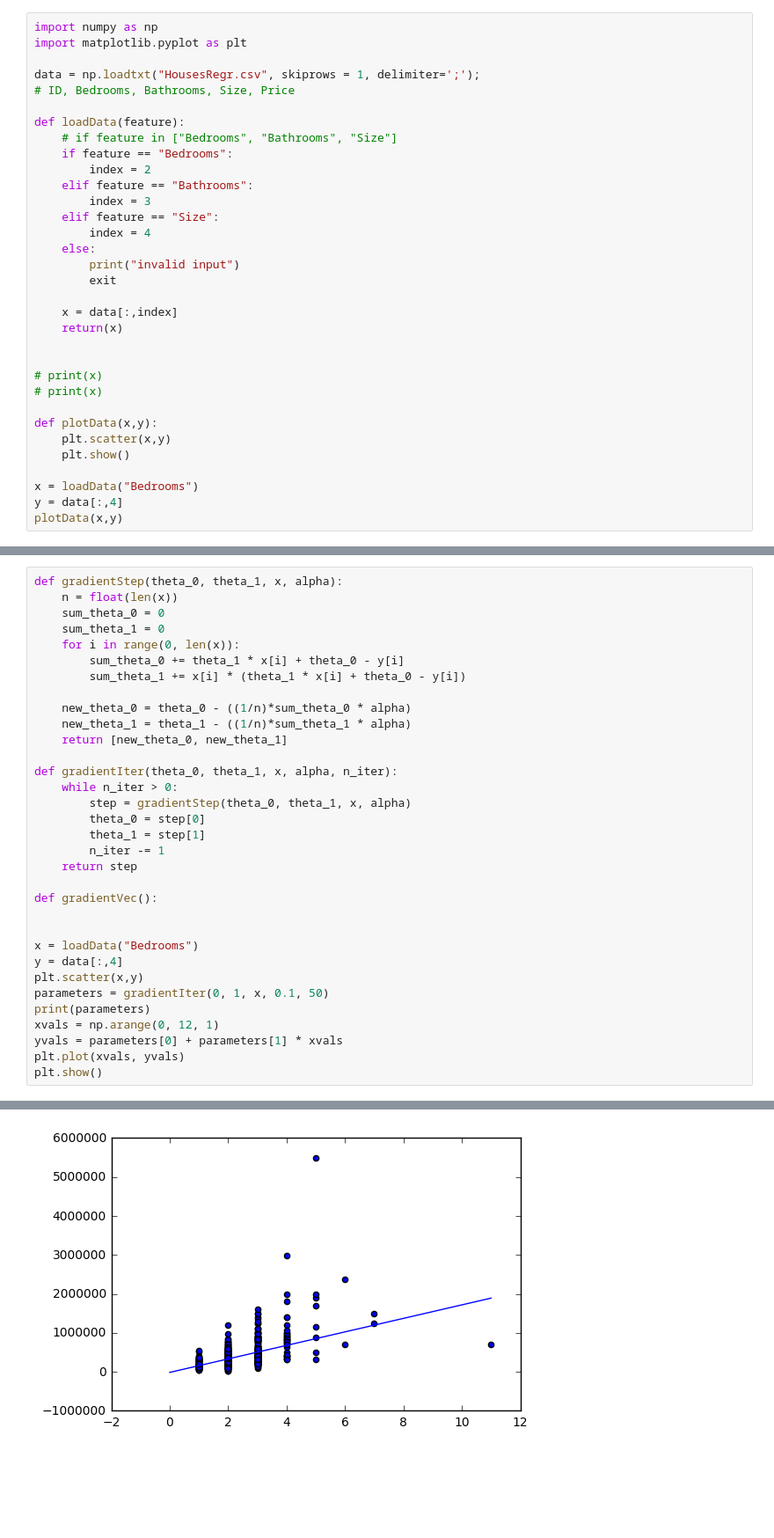
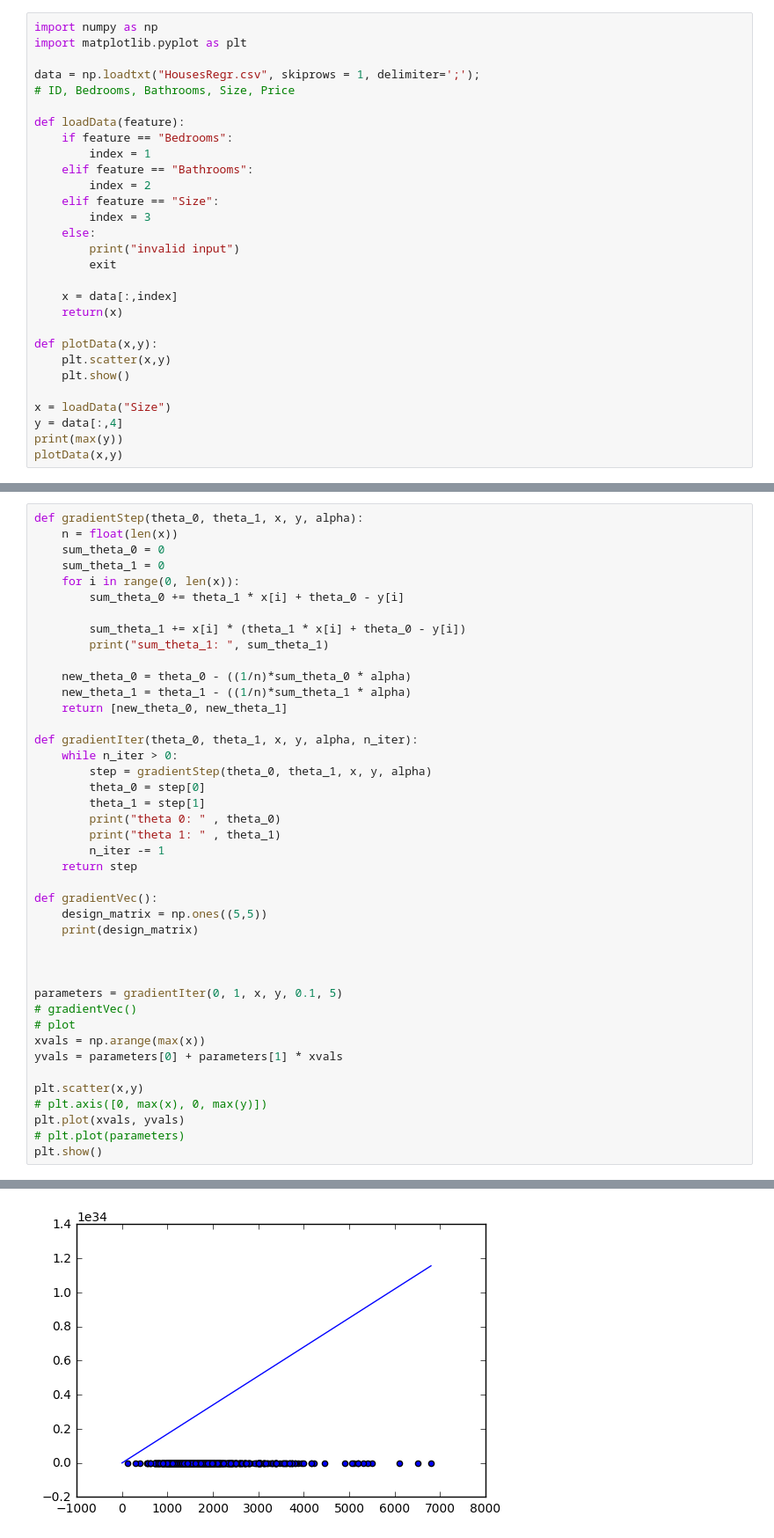
Before and after one commit to phielp/Leren-2016, a Jupyter notebook: Assignment1.ipynb, the cells around one changed output, grey strips where cells are left out. Shown at 88% size. Saved outputs shown, nothing was run; the diff lists cells and outputs as text; blank space fills up the shorter version.

```diff
--- a/Assignment1.ipynb
+++ b/Assignment1.ipynb
@@ -6,13 +6,12 @@ data = np.loadtxt("HousesRegr.csv", skiprows = 1, delimiter=';');
 # ID, Bedrooms, Bathrooms, Size, Price
 
 def loadData(feature):
-    # if feature in ["Bedrooms", "Bathrooms", "Size"]
     if feature == "Bedrooms":
+        index = 1
+    elif feature == "Bathrooms":
         index = 2
-    elif feature == "Bathrooms":
+    elif feature == "Size":
         index = 3
-    elif feature == "Size":
-        index = 4
     else:
         print("invalid input")
         exit
@@ -20,15 +19,12 @@ def loadData(feature):
     x = data[:,index]
     return(x)
 
-
-# print(x)
-# print(x)
-
 def plotData(x,y):
     plt.scatter(x,y)
     plt.show()
 
-x = loadData("Bedrooms")
+x = loadData("Size")
 y = data[:,4]
+print(max(y))
 plotData(x,y)
 # %% [output]
@@ -36,34 +33,43 @@ plotData(x,y)
 # %%
-def gradientStep(theta_0, theta_1, x, alpha):
+def gradientStep(theta_0, theta_1, x, y, alpha):
     n = float(len(x))
     sum_theta_0 = 0
     sum_theta_1 = 0
     for i in range(0, len(x)):
         sum_theta_0 += theta_1 * x[i] + theta_0 - y[i]
+
         sum_theta_1 += x[i] * (theta_1 * x[i] + theta_0 - y[i])
+        print("sum_theta_1: ", sum_theta_1)
 
     new_theta_0 = theta_0 - ((1/n)*sum_theta_0 * alpha)
     new_theta_1 = theta_1 - ((1/n)*sum_theta_1 * alpha)
     return [new_theta_0, new_theta_1]
 
-def gradientIter(theta_0, theta_1, x, alpha, n_iter):
+def gradientIter(theta_0, theta_1, x, y, alpha, n_iter):
     while n_iter > 0:
-        step = gradientStep(theta_0, theta_1, x, alpha)
+        step = gradientStep(theta_0, theta_1, x, y, alpha)
         theta_0 = step[0]
         theta_1 = step[1]
+        print("theta 0: " , theta_0)
+        print("theta 1: " , theta_1)
         n_iter -= 1
     return step
 
 def gradientVec():
+    design_matrix = np.ones((5,5))
+    print(design_matrix)
 
 
-x = loadData("Bedrooms")
-y = data[:,4]
+
+parameters = gradientIter(0, 1, x, y, 0.1, 5)
+# gradientVec()
+# plot
+xvals = np.arange(max(x))
+yvals = parameters[0] + parameters[1] * xvals
+
 plt.scatter(x,y)
-parameters = gradientIter(0, 1, x, 0.1, 50)
-print(parameters)
-xvals = np.arange(0, 12, 1)
-yvals = parameters[0] + parameters[1] * xvals
+# plt.axis([0, max(x), 0, max(y)])
 plt.plot(xvals, yvals)
+# plt.plot(parameters)
 plt.show()
 # %% [output]
@@ -71 +93 @@ plt.show()
-[figure, old version]
+[figure, new version]
```
Also changed, not shown: parts of 2 cells of this notebook, 1 other file.
